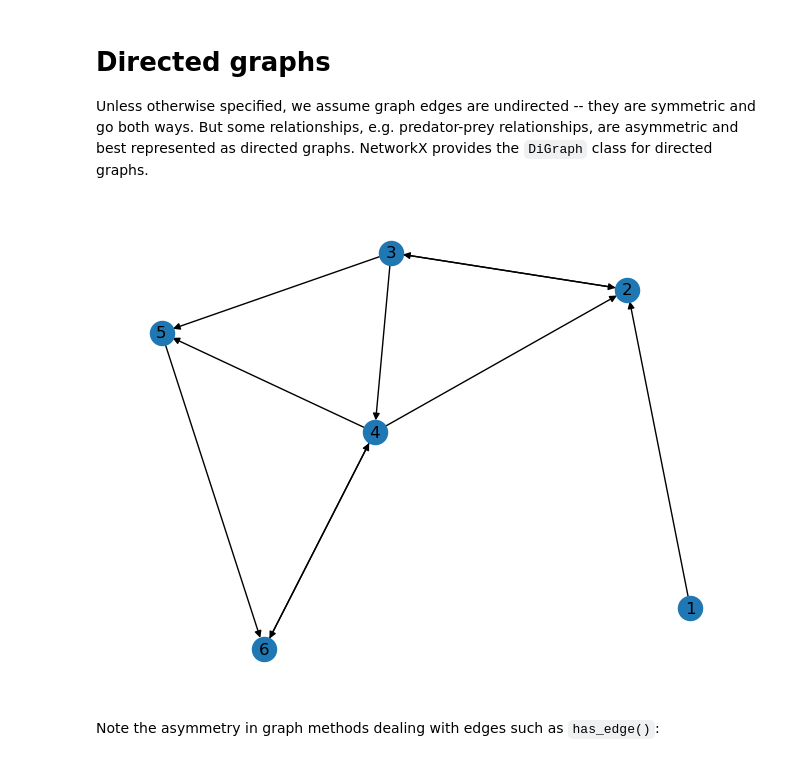
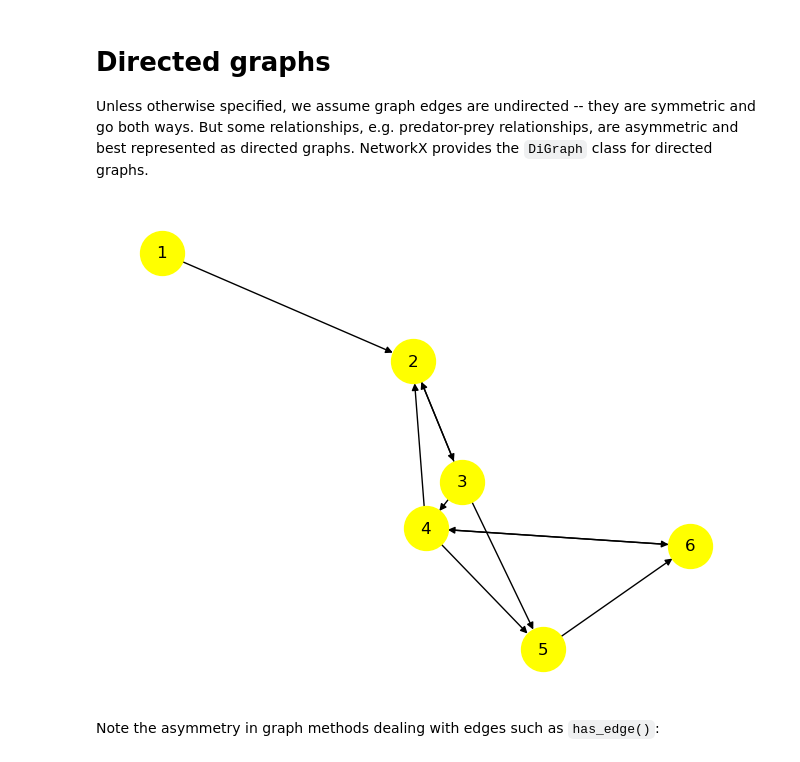
Before and after one commit to anasan00/sds_komex, a Jupyter notebook: tutorials/day4/41_networkx_intro.ipynb, the cells around one changed output. Cells and saved outputs as stored; diff of their text form; code cells hidden in the pictures.

```diff
--- a/tutorials/day4/41_networkx_intro.ipynb
+++ b/tutorials/day4/41_networkx_intro.ipynb
@@ -277,11 +290,11 @@ Unless otherwise specified, we assume graph edges are undirected -- they are sym
 # %%
 D = nx.DiGraph()
 
 D.add_edges_from([(1,2),(2,3),(3,2),(3,4),(3,5),(4,5),(4,6),(5,6),(6,4),(4,2)])
 
-nx.draw(D, with_labels=True)
+nx.draw(D, with_labels=True, node_color = 'yellow', node_size = 1000)
 # %% [output]
-[figure, old version]
+[figure, new version]
 # %% [markdown]
 Note the asymmetry in graph methods dealing with edges such as `has_edge()`:
 # %%
```
Also changed, not shown: parts of 30 cells of this notebook, 5 other files.
